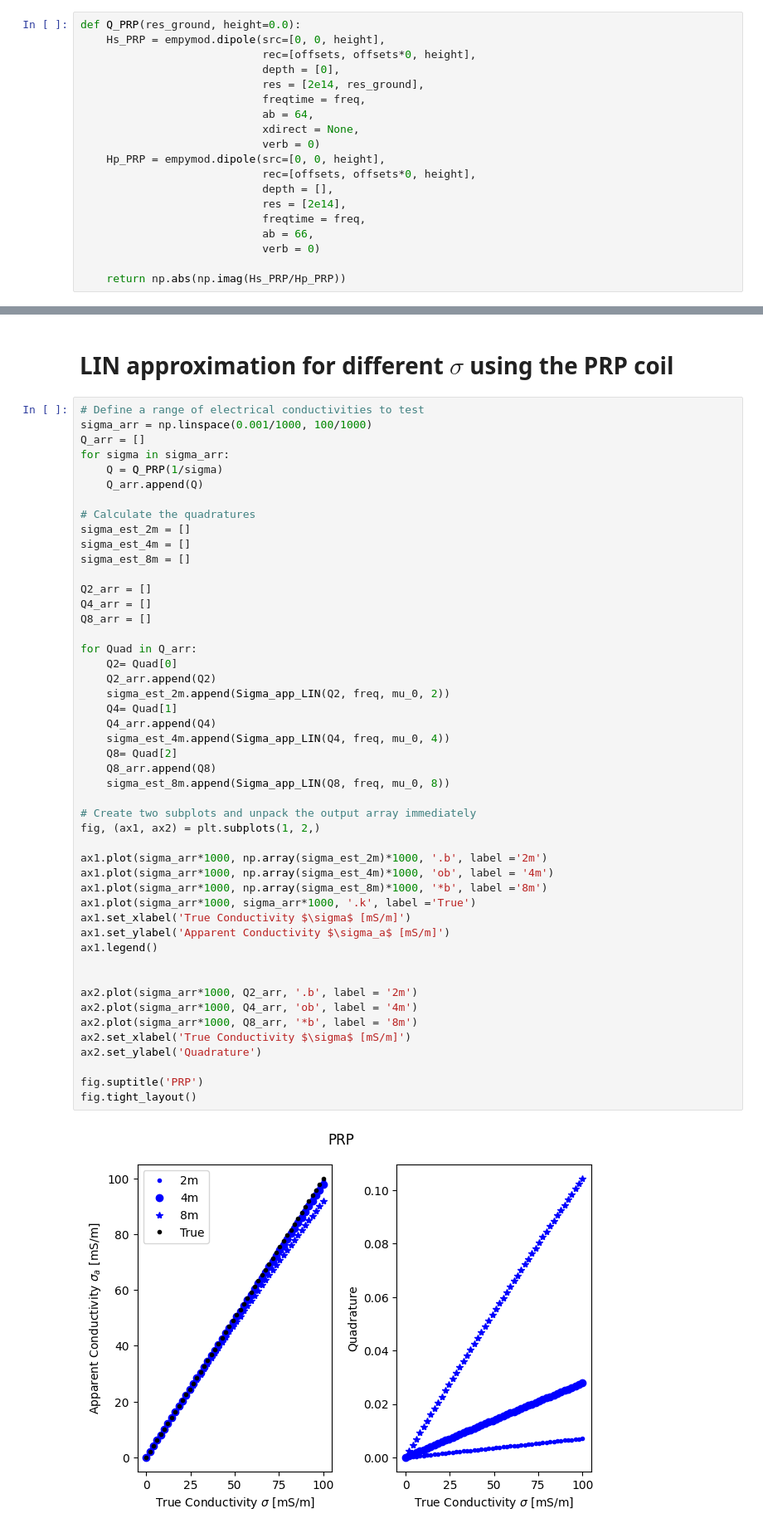
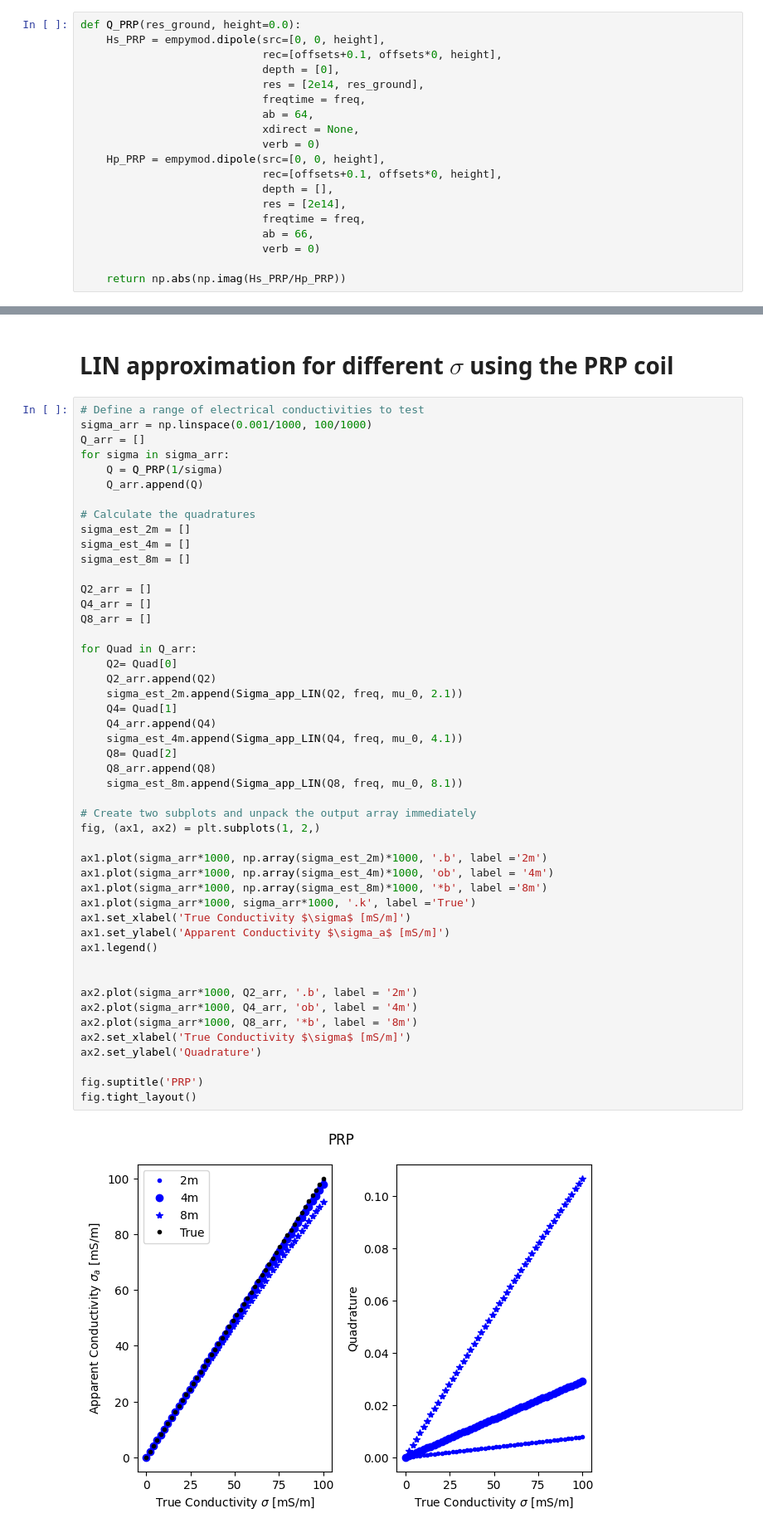
Before and after one commit to mariacarrizo/ExactEMI1D, a Jupyter notebook: LIN_App_Limitations.ipynb, the cells around one changed output, grey strips where cells are left out. Shown: that part at 83% size. Saved outputs shown, nothing was run; the diff lists cells and outputs as text.

```diff
--- a/LIN_App_Limitations.ipynb
+++ b/LIN_App_Limitations.ipynb
@@ -81,7 +81,7 @@ def Q_VCP(res_ground, height=0.0):
 # %%
 def Q_PRP(res_ground, height=0.0):
     Hs_PRP = empymod.dipole(src=[0, 0, height],
-                            rec=[offsets, offsets*0, height],
+                            rec=[offsets+0.1, offsets*0, height],
                             depth = [0],
                             res = [2e14, res_ground],
                             freqtime = freq,
@@ -89,7 +89,7 @@ def Q_PRP(res_ground, height=0.0):
                             xdirect = None,
                             verb = 0)
     Hp_PRP = empymod.dipole(src=[0, 0, height],
-                            rec=[offsets, offsets*0, height],
+                            rec=[offsets+0.1, offsets*0, height],
                             depth = [],
                             res = [2e14],
                             freqtime = freq,
@@ -317,37 +317,37 @@ Q8_arr = []
 
 for Quad in Q_arr:
     Q2= Quad[0]
     Q2_arr.append(Q2)
-    sigma_est_2m.append(Sigma_app_LIN(Q2, freq, mu_0, 2))
+    sigma_est_2m.append(Sigma_app_LIN(Q2, freq, mu_0, 2.1))
     Q4= Quad[1]
     Q4_arr.append(Q4)
-    sigma_est_4m.append(Sigma_app_LIN(Q4, freq, mu_0, 4))
+    sigma_est_4m.append(Sigma_app_LIN(Q4, freq, mu_0, 4.1))
     Q8= Quad[2]
     Q8_arr.append(Q8)
-    sigma_est_8m.append(Sigma_app_LIN(Q8, freq, mu_0, 8))
+    sigma_est_8m.append(Sigma_app_LIN(Q8, freq, mu_0, 8.1))
 
 # Create two subplots and unpack the output array immediately
 fig, (ax1, ax2) = plt.subplots(1, 2,)
 
 ax1.plot(sigma_arr*1000, np.array(sigma_est_2m)*1000, '.b', label ='2m')
 ax1.plot(sigma_arr*1000, np.array(sigma_est_4m)*1000, 'ob', label = '4m')
 ax1.plot(sigma_arr*1000, np.array(sigma_est_8m)*1000, '*b', label ='8m')
 ax1.plot(sigma_arr*1000, sigma_arr*1000, '.k', label ='True')
 ax1.set_xlabel('True Conductivity $\sigma$ [mS/m]')
 ax1.set_ylabel('Apparent Conductivity $\sigma_a$ [mS/m]')
 ax1.legend()
 
 
 ax2.plot(sigma_arr*1000, Q2_arr, '.b', label = '2m')
 ax2.plot(sigma_arr*1000, Q4_arr, 'ob', label = '4m')
 ax2.plot(sigma_arr*1000, Q8_arr, '*b', label = '8m')
 ax2.set_xlabel('True Conductivity $\sigma$ [mS/m]')
 ax2.set_ylabel('Quadrature')
 
 fig.suptitle('PRP')
 fig.tight_layout()
 # %% [output]
-[figure, old version]
+[figure, new version]
 # %%
 ## Calculate apparent sigmas
 
```
Also changed, not shown: parts of 7 cells of this notebook, 3 other files.
